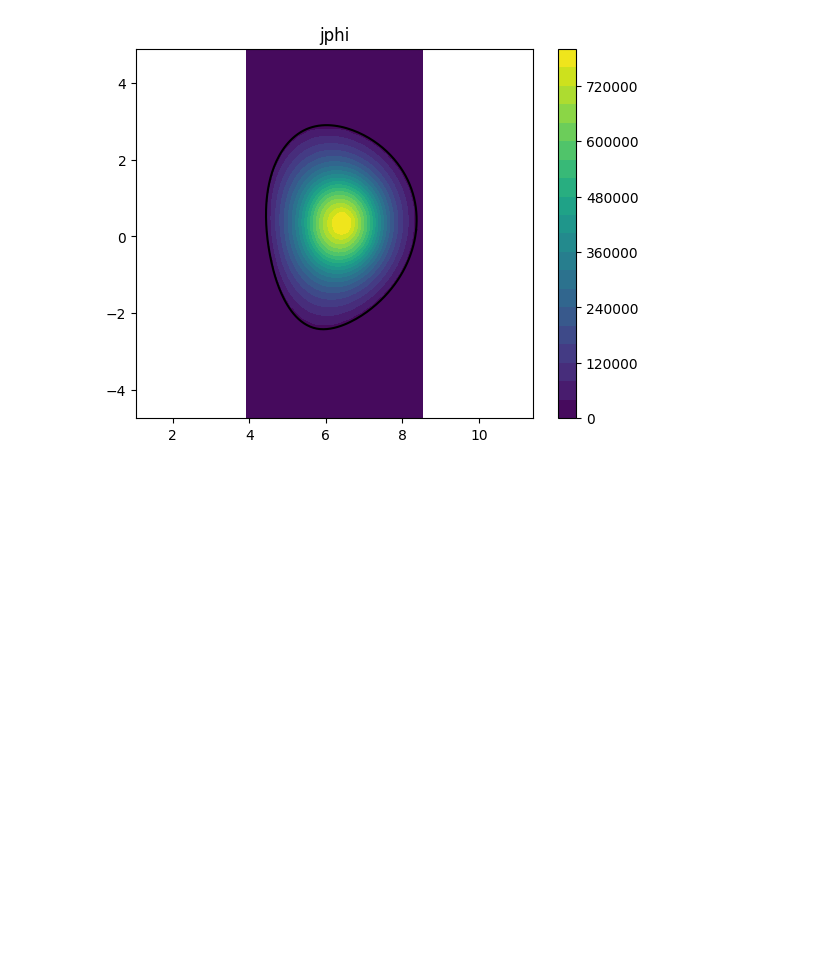
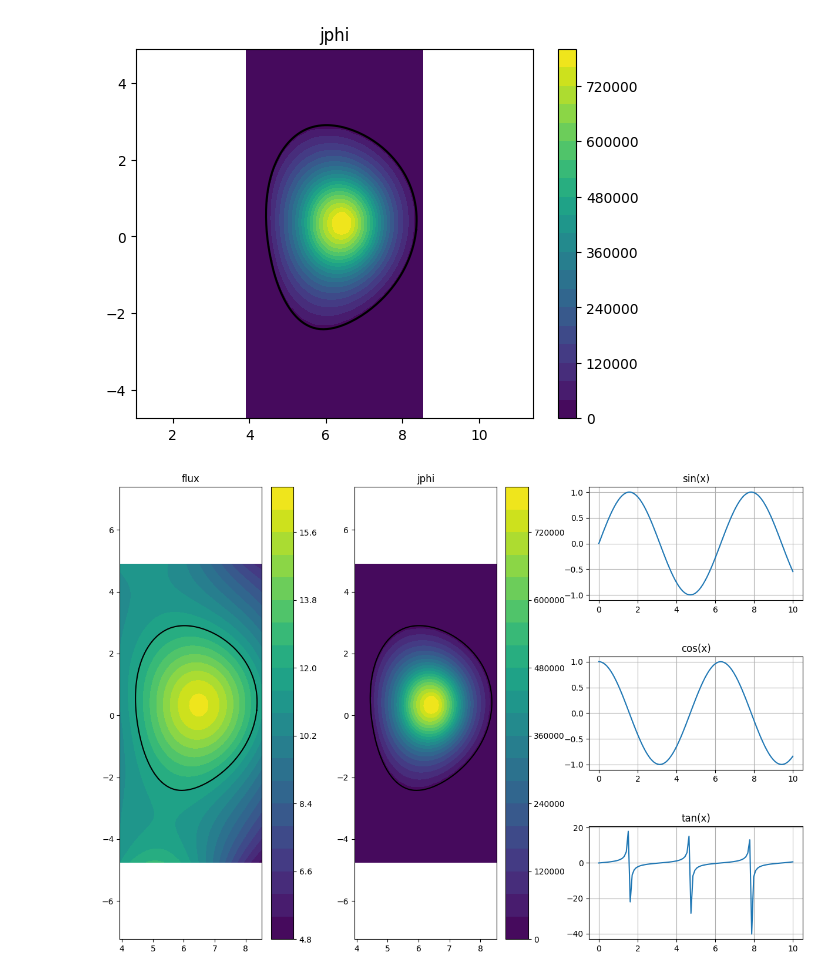
Before and after one commit to matteobonotto/ITERlike-equilibrium-dataset, a Jupyter notebook: notebooks/use_dataset.ipynb, the cells around one changed output. Drawn from its saved outputs; the diff is of its cells as text; code cells hidden in the pictures; blank space fills up the shorter version.

Commit message:
plotting functionality

```diff
--- a/notebooks/use_dataset.ipynb
+++ b/notebooks/use_dataset.ipynb
@@ -58,3 +58,61 @@ contourf(
 )
 # %% [output]
 [figure]
+# %%
+import matplotlib.pyplot as plt
+import matplotlib.gridspec as gridspec
+import numpy as np
+
+
+z1 = sample['flux']
+z2 = - sample['rhs']/(mu0 * grid.r)
+RR = grid.r
+ZZ = grid.z
+separatrix=sample['separatrix']
+title='flux'
+
+# Dummy data
+# RR, ZZ = np.meshgrid(np.linspace(-1, 1, 50), np.linspace(-1, 1, 50))
+# z1 = np.sin(np.pi * RR) * np.cos(np.pi * ZZ)
+# z2 = np.cos(np.pi * RR) * np.sin(np.pi * ZZ)
+line_x = np.linspace(0, 10, 100)
+line_ys = [np.sin(line_x), np.cos(line_x), np.tan(line_x)]
+
+# Updated contourf function that accepts ax
+def contourf(z, RR, ZZ, title="", separatrix=None, ax=None):
+    if ax is None:
+        fig, ax = plt.subplots()
+    c = ax.contourf(RR, ZZ, z, 20)
+    ax.axis("equal")
+    plt.colorbar(c, ax=ax)
+    if separatrix is not None:
+        ax.plot(separatrix[:, 0], separatrix[:, 1], "k")
+    ax.set_title(title)
+
+# Create figure and master GridSpec
+fig = plt.figure(figsize=(15, 10))
+outer = gridspec.GridSpec(nrows=1, ncols=3, width_ratios=[1, 1, 1.2], wspace=0.3)
+
+# Contour plots (left and middle) take full height
+ax1 = fig.add_subplot(outer[0, 0])
+contourf(z1, RR, ZZ, separatrix=separatrix, title="flux", ax=ax1)
+
+ax2 = fig.add_subplot(outer[0, 1])
+contourf(z2, RR, ZZ, separatrix=separatrix, title="jphi", ax=ax2)
+
+# Right column: nested GridSpec for vertical stacking
+inner = gridspec.GridSpecFromSubplotSpec(3, 1, subplot_spec=outer[0, 2], hspace=0.5)
+
+ax3 = fig.add_subplot(inner[0])
+ax4 = fig.add_subplot(inner[1])
+ax5 = fig.add_subplot(inner[2])
+
+for ax, y, label in zip([ax3, ax4, ax5], line_ys, ['sin(x)', 'cos(x)', 'tan(x)']):
+    ax.plot(line_x, y)
+    ax.set_title(label)
+    ax.grid(True)
+
+plt.tight_layout()
+plt.show()
+# %% [output]
+[figure, added]
```
Also changed, not shown: 1 other file.
